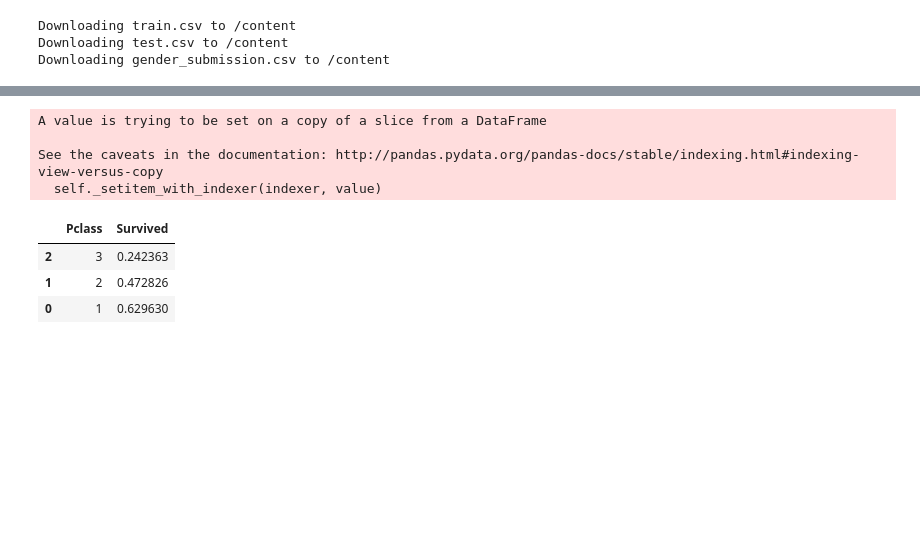
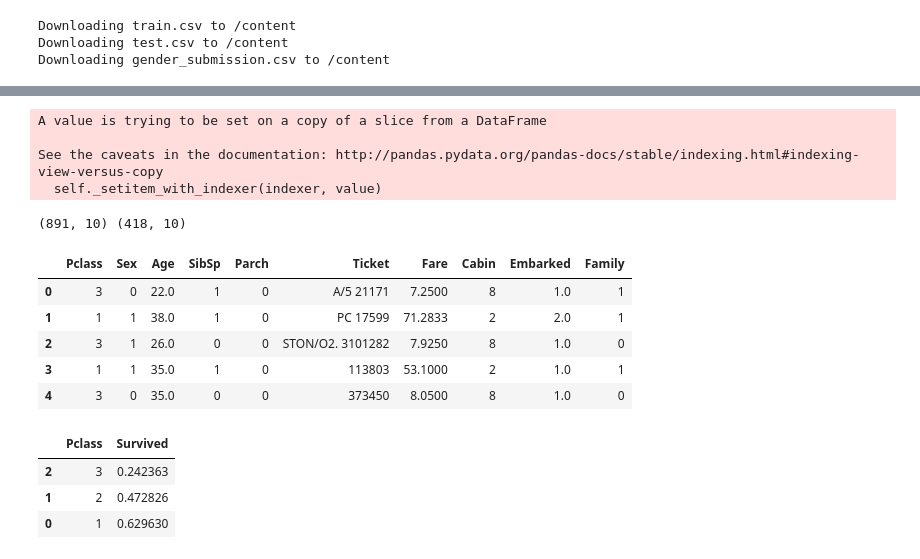
Before and after one commit to redman157/HocML, a Jupyter notebook: Titanic_1.ipynb, the cells around one changed output, grey strips where cells are left out. Saved outputs shown, nothing was run; the diff lists cells and outputs as text; code cells hidden in the pictures; blank space fills up the shorter version.

```diff
--- a/Titanic_1.ipynb
+++ b/Titanic_1.ipynb
@@ -89,6 +84,7 @@ import pandas as pd
 import numpy as np
 import seaborn as sns
 import sklearn
+import matplotlib.pyplot as plt
 from sklearn.preprocessing import OneHotEncoder, LabelEncoder
 from sklearn.model_selection import train_test_split
 from sklearn.tree import DecisionTreeClassifier
@@ -98,34 +94,46 @@ training = pd.read_csv('train.csv')
 test = pd.read_csv('test.csv')
 gender =  pd.read_csv('gender_submission.csv')
 
-X = training
+X = training.drop('Survived',axis = 1 )
 y = training.Survived
-
+#drop name + pass id
 feature_train = X.drop(['Name','PassengerId'],axis = 1)
+feature_test = test.drop(['Name','PassengerId'],axis = 1)
+# chuan hoa SEX
 gioitinh= {'male':0,'female':1}
 feature_train.Sex.replace(gioitinh,inplace = True)
-
+feature_test.Sex.replace(gioitinh,inplace = True)
+# chuan hoa embarked
 embarked = {'S':1,'C':2,'Q':3}
 feature_train.Embarked.replace(embarked,inplace = True)
 feature_train.Embarked.fillna(0,inplace = True)
 
+feature_test.Embarked.replace(embarked,inplace = True)
+feature_test.Embarked.fillna(0,inplace = True)
+# chuan hoa family =  Sibsp + parch
 feature_train['Family'] = feature_train.SibSp  + feature_train.Parch
 feature_train.Family.loc[feature_train.Family > 0] =1
 feature_train.Family.loc[feature_train.Family == 0] = 0
 
+feature_test['Family'] = feature_train.SibSp  + feature_train.Parch
+feature_test.Family.loc[feature_train.Family > 0] =1
+feature_test.Family.loc[feature_train.Family == 0] = 0
+#chuan hoa AGE
 feature_train.Age.fillna(0,inplace = True)
+feature_test.Age.fillna(0,inplace = True)
 
 feature_train.Cabin.fillna("X",inplace = True)
 feature_train.Cabin = [i[0] for i in feature_train.Cabin]
 s = feature_train.Cabin.sort_values().unique()
 label = pd.factorize(s)
+feature_train.Cabin = feature_train.Cabin.replace(label[1],label[0])
 
-feature_train.Cabin = feature_train.Cabin.replace(label[1],label[0])
 X = feature_train.drop(['Ticket','SibSp','Parch'],axis= 1)
 
-X_train,X_val,y_train,y_val = train_test_split(X,y)
+print(feature_train.shape, feature_test.shape)
 # %% [output]
 A value is trying to be set on a copy of a slice from a DataFrame
 
 See the caveats in the documentation: http://pandas.pydata.org/pandas-docs/stable/indexing.html#indexing-view-versus-copy
   self._setitem_with_indexer(indexer, value)
+(891, 10) (418, 10)
@@ -132,3 +142,12 @@ See the caveats in the documentation: http://pandas.pydata.org/pandas-docs/stabl
+# %%
+feature_train.head()
+# %% [output]
+|  | Pclass | Sex | Age | SibSp | Parch | Ticket | Fare | Cabin | Embarked | Family |
+| 0 | 3 | 0 | 22.0 | 1 | 0 | A/5 21171 | 7.2500 | 8 | 1.0 | 1 |
+| 1 | 1 | 1 | 38.0 | 1 | 0 | PC 17599 | 71.2833 | 2 | 2.0 | 1 |
+| 2 | 3 | 1 | 26.0 | 0 | 0 | STON/O2. 3101282 | 7.9250 | 8 | 1.0 | 0 |
+| 3 | 1 | 1 | 35.0 | 1 | 0 | 113803 | 53.1000 | 2 | 1.0 | 1 |
+| 4 | 3 | 0 | 35.0 | 0 | 0 | 373450 | 8.0500 | 8 | 1.0 | 0 |
 # %%
 training[['Pclass', 'Survived']].groupby(['Pclass'], as_index = False).mean().sort_values(by = 'Survived',ascending= True)
 # %% [output]
```
Also changed, not shown: parts of 12 cells of this notebook.
